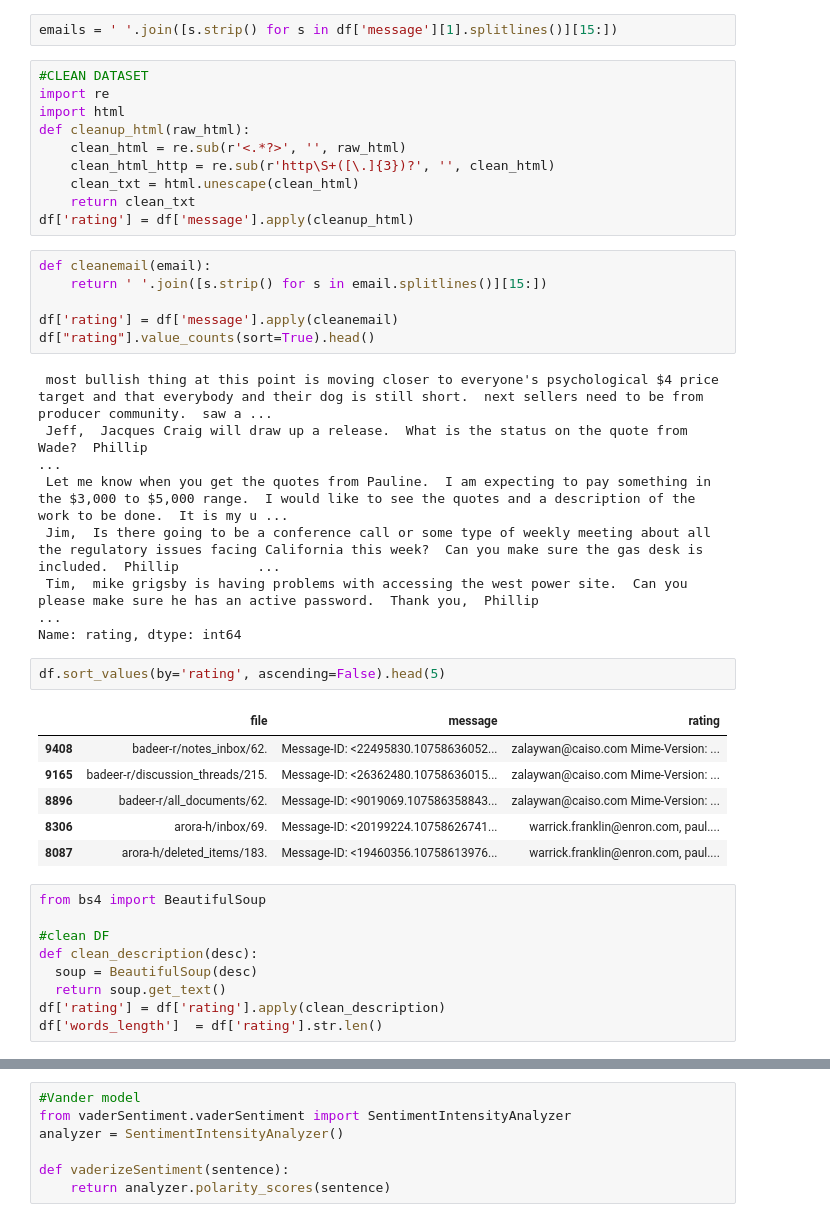
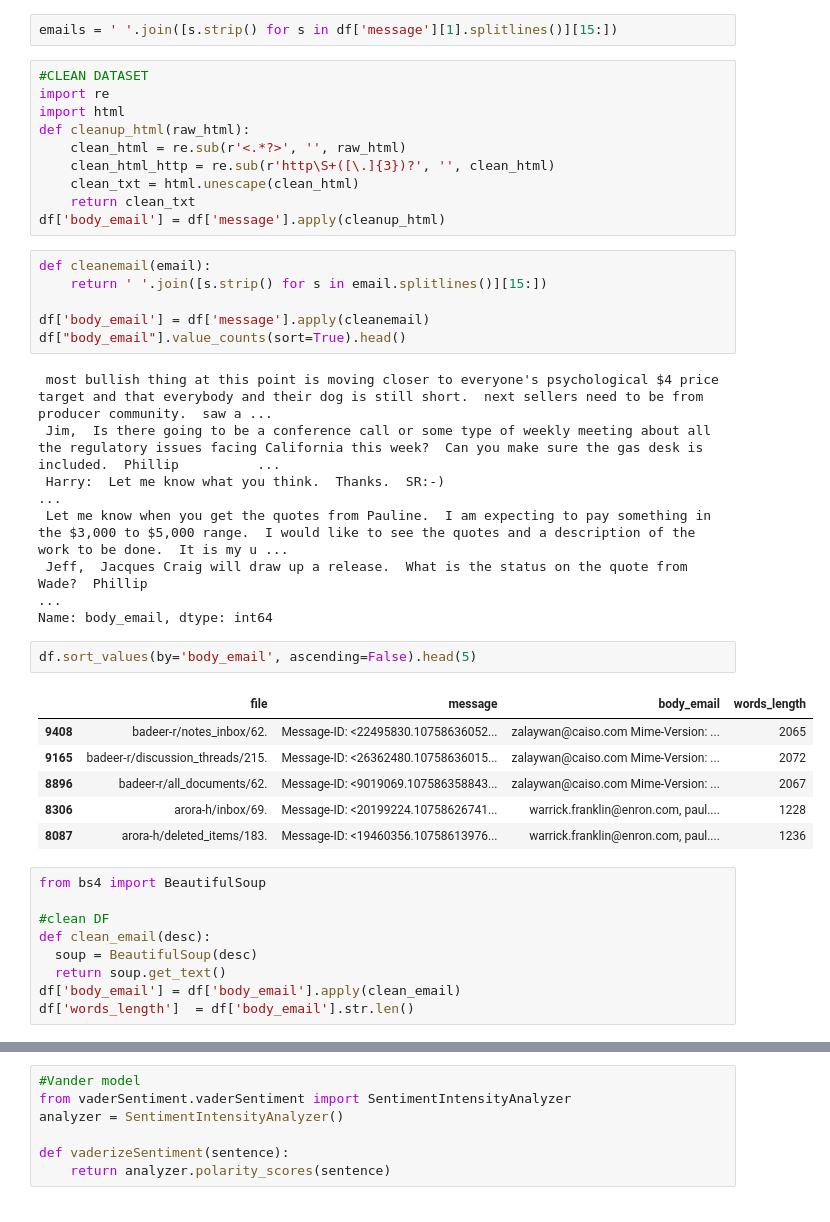
Before and after one commit to BloomTech-Labs/tagger-ds, a Jupyter notebook: notebooks/SentimentalA_model.ipynb, the cells around one changed output, grey strips where cells are left out. Saved outputs shown, nothing was run; the diff lists cells and outputs as text.

```diff
--- a/notebooks/SentimentalA_model.ipynb
+++ b/notebooks/SentimentalA_model.ipynb
@@ -91,38 +91,38 @@ def cleanup_html(raw_html):
     clean_html_http = re.sub(r'http\S+([\.]{3})?', '', clean_html)
     clean_txt = html.unescape(clean_html)
     return clean_txt
-df['rating'] = df['message'].apply(cleanup_html)
+df['body_email'] = df['message'].apply(cleanup_html)
 # %%
 def cleanemail(email):
     return ' '.join([s.strip() for s in email.splitlines()][15:])
 
-df['rating'] = df['message'].apply(cleanemail)
-df["rating"].value_counts(sort=True).head()
+df['body_email'] = df['message'].apply(cleanemail)
+df["body_email"].value_counts(sort=True).head()
 # %% [output]
  most bullish thing at this point is moving closer to everyone's psychological $4 price target and that everybody and their dog is still short.  next sellers need to be from producer community.  saw a ...
+ Jim,  Is there going to be a conference call or some type of weekly meeting about all the regulatory issues facing California this week?  Can you make sure the gas desk is included.  Phillip          ...
+ Harry:  Let me know what you think.  Thanks.  SR:-)                                                                                                                                                     ...
+ Let me know when you get the quotes from Pauline.  I am expecting to pay something in the $3,000 to $5,000 range.  I would like to see the quotes and a description of the work to be done.  It is my u ...
  Jeff,  Jacques Craig will draw up a release.  What is the status on the quote from Wade?  Phillip                                                                                                       ...
- Let me know when you get the quotes from Pauline.  I am expecting to pay something in the $3,000 to $5,000 range.  I would like to see the quotes and a description of the work to be done.  It is my u ...
- Jim,  Is there going to be a conference call or some type of weekly meeting about all the regulatory issues facing California this week?  Can you make sure the gas desk is included.  Phillip          ...
- Tim,  mike grigsby is having problems with accessing the west power site.  Can you please make sure he has an active password.  Thank you,  Phillip                                                     ...
-Name: rating, dtype: int64
+Name: body_email, dtype: int64
 # %%
-df.sort_values(by='rating', ascending=False).head(5)
+df.sort_values(by='body_email', ascending=False).head(5)
 # %% [output]
-|  | file | message | rating |
-| 9408 | badeer-r/notes_inbox/62. | Message-ID: <22495830.10758636052... | zalaywan@caiso.com Mime-Version: ... |
-| 9165 | badeer-r/discussion_threads/215. | Message-ID: <26362480.10758636015... | zalaywan@caiso.com Mime-Version: ... |
-| 8896 | badeer-r/all_documents/62. | Message-ID: <9019069.107586358843... | zalaywan@caiso.com Mime-Version: ... |
-| 8306 | arora-h/inbox/69. | Message-ID: <20199224.10758626741... | warrick.franklin@enron.com, paul.... |
-| 8087 | arora-h/deleted_items/183. | Message-ID: <19460356.10758613976... | warrick.franklin@enron.com, paul.... |
+|  | file | message | body_email | words_length |
+| 9408 | badeer-r/notes_inbox/62. | Message-ID: <22495830.10758636052... | zalaywan@caiso.com Mime-Version: ... | 2065 |
+| 9165 | badeer-r/discussion_threads/215. | Message-ID: <26362480.10758636015... | zalaywan@caiso.com Mime-Version: ... | 2072 |
+| 8896 | badeer-r/all_documents/62. | Message-ID: <9019069.107586358843... | zalaywan@caiso.com Mime-Version: ... | 2067 |
+| 8306 | arora-h/inbox/69. | Message-ID: <20199224.10758626741... | warrick.franklin@enron.com, paul.... | 1228 |
+| 8087 | arora-h/deleted_items/183. | Message-ID: <19460356.10758613976... | warrick.franklin@enron.com, paul.... | 1236 |
 # %%
 from bs4 import BeautifulSoup
 
 #clean DF
-def clean_description(desc):
+def clean_email(desc):
   soup = BeautifulSoup(desc)
   return soup.get_text()
-df['rating'] = df['rating'].apply(clean_description)
-df['words_length']  = df['rating'].str.len()
+df['body_email'] = df['body_email'].apply(clean_email)
+df['words_length']  = df['body_email'].str.len()
 # %%
 #CLEAN DATA
 
```
Also changed, not shown: parts of 12 cells of this notebook.
